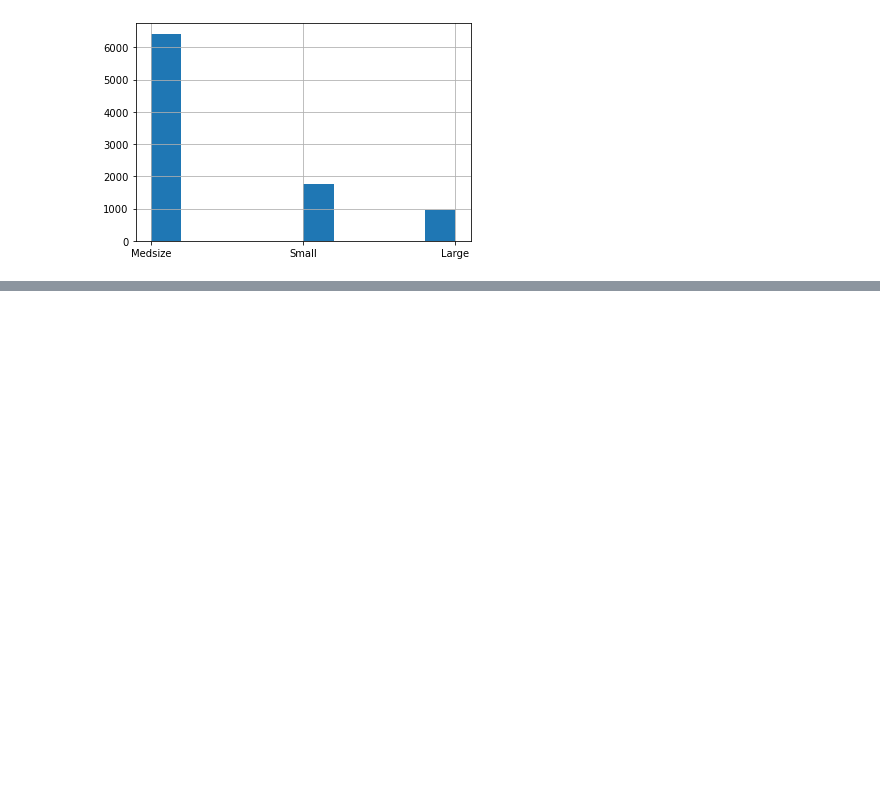
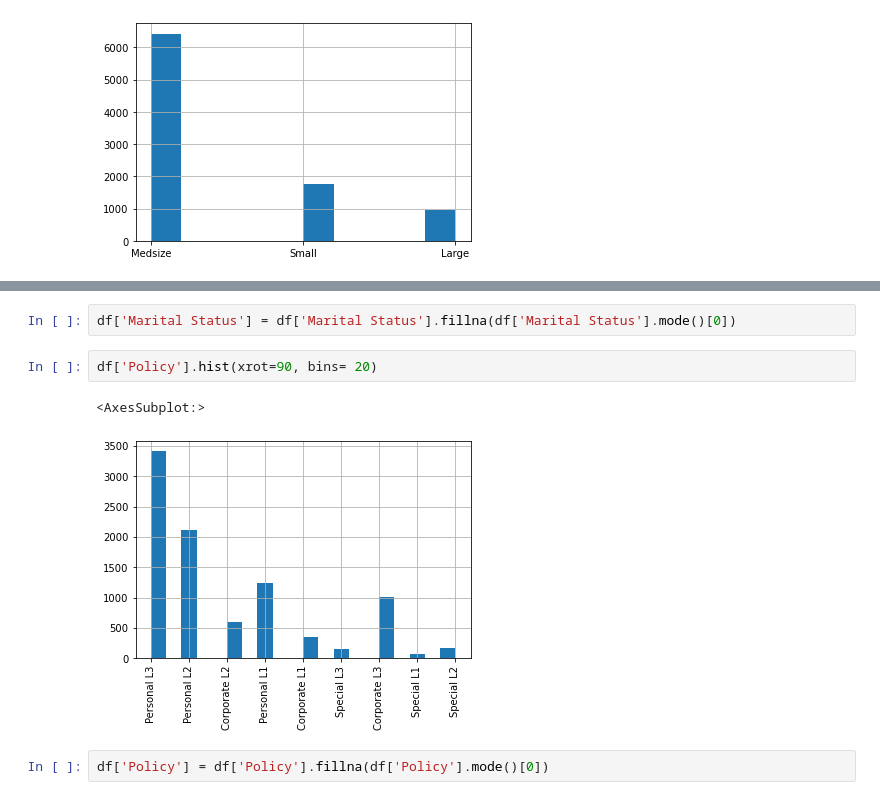
Before and after one commit to ddahiya16/Machine-Learning, a Jupyter notebook: Customer Life Time Value Prediction Model.ipynb, the cells around one changed output, grey strips where cells are left out. Cells and saved outputs as stored; diff of their text form; blank space fills up the shorter version.

```diff
--- a/Customer Life Time Value Prediction Model.ipynb
+++ b/Customer Life Time Value Prediction Model.ipynb
@@ -202,0 +266,9 @@ df['Vehicle Size'].hist()
+# %%
+df['Marital Status'] = df['Marital Status'].fillna(df['Marital Status'].mode()[0])
+# %%
+df['Policy'].hist(xrot=90, bins= 20)
+# %% [output]
+<AxesSubplot:>
+[figure, added]
+# %%
+df['Policy'] = df['Policy'].fillna(df['Policy'].mode()[0])
```
Also changed, not shown: parts of 32 cells of this notebook, 2 other files.
